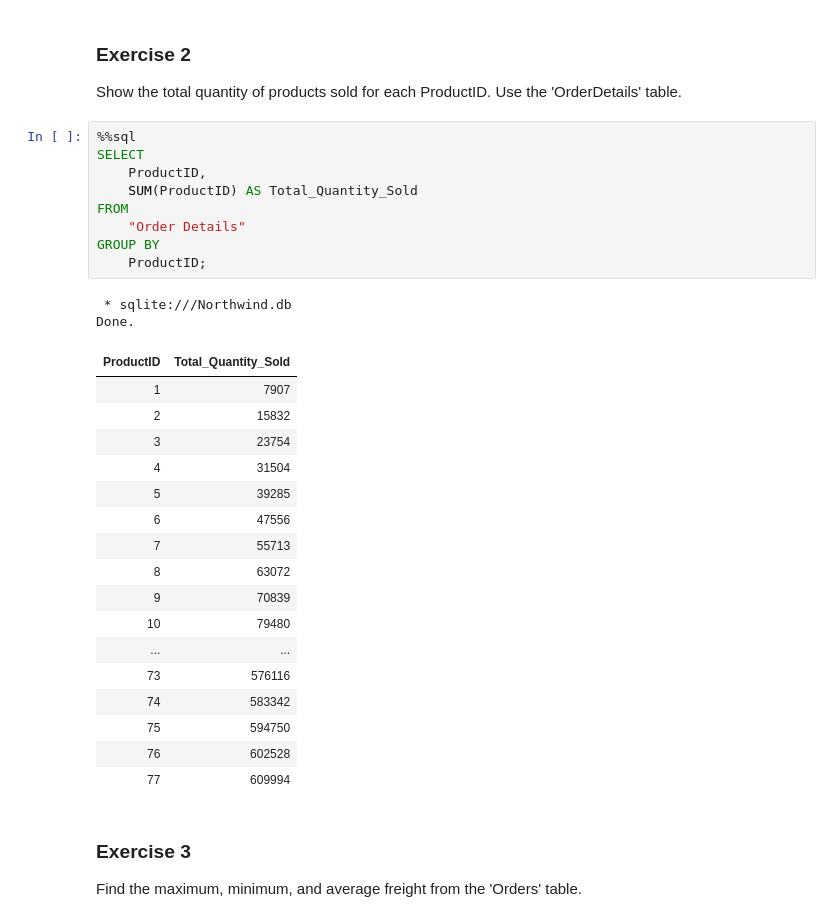
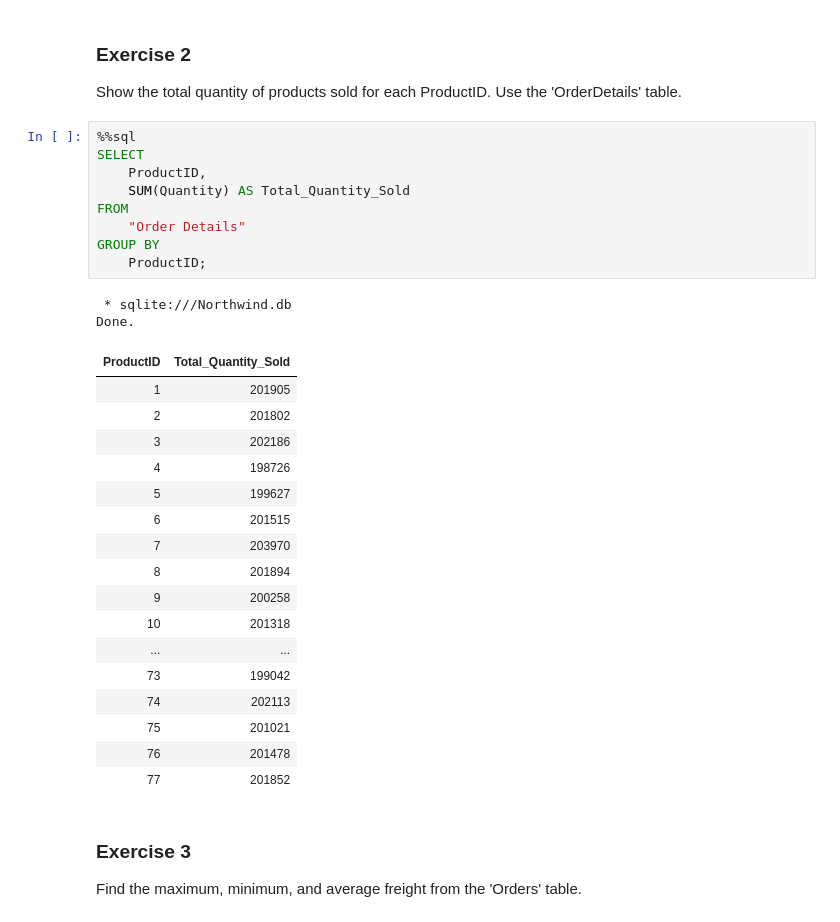
Before and after one commit to RealElvince/Northwind-db-project-using-notebook, a Jupyter notebook: SQL numeric functions and aggregations [Exercise].ipynb, the cells around one changed output. Cells and saved outputs as stored; diff of their text form.

Commit message:
refactor SUM(Quantity)

```diff
--- a/SQL numeric functions and aggregations [Exercise].ipynb
+++ b/SQL numeric functions and aggregations [Exercise].ipynb
@@ -64,32 +64,32 @@ Show the total quantity of products sold for each ProductID. Use the 'OrderDetai
 # %%
 %%sql
 SELECT
     ProductID,
-    SUM(ProductID) AS Total_Quantity_Sold
+    SUM(Quantity) AS Total_Quantity_Sold
 FROM
     "Order Details"
 GROUP BY
     ProductID;
 # %% [output]
  * sqlite:///Northwind.db
 Done.
 | ProductID | Total_Quantity_Sold |
-| 1 | 7907 |
-| 2 | 15832 |
-| 3 | 23754 |
-| 4 | 31504 |
-| 5 | 39285 |
-| 6 | 47556 |
-| 7 | 55713 |
-| 8 | 63072 |
-| 9 | 70839 |
-| 10 | 79480 |
+| 1 | 201905 |
+| 2 | 201802 |
+| 3 | 202186 |
+| 4 | 198726 |
+| 5 | 199627 |
+| 6 | 201515 |
+| 7 | 203970 |
+| 8 | 201894 |
+| 9 | 200258 |
+| 10 | 201318 |
 | ... | ... |
-| 73 | 576116 |
-| 74 | 583342 |
-| 75 | 594750 |
-| 76 | 602528 |
-| 77 | 609994 |
+| 73 | 199042 |
+| 74 | 202113 |
+| 75 | 201021 |
+| 76 | 201478 |
+| 77 | 201852 |
 # %% [markdown]
 ### Exercise 3
 
```
